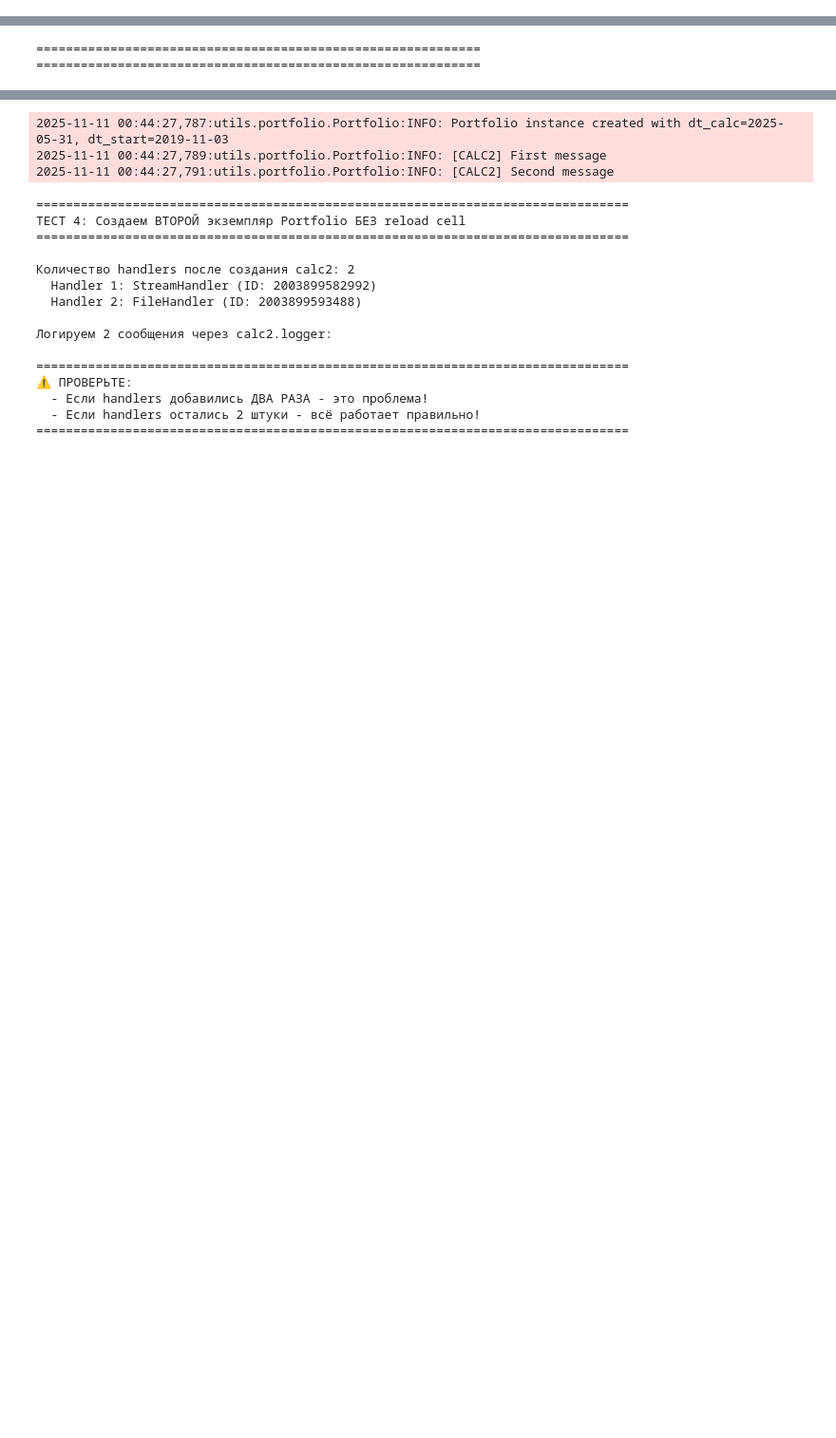
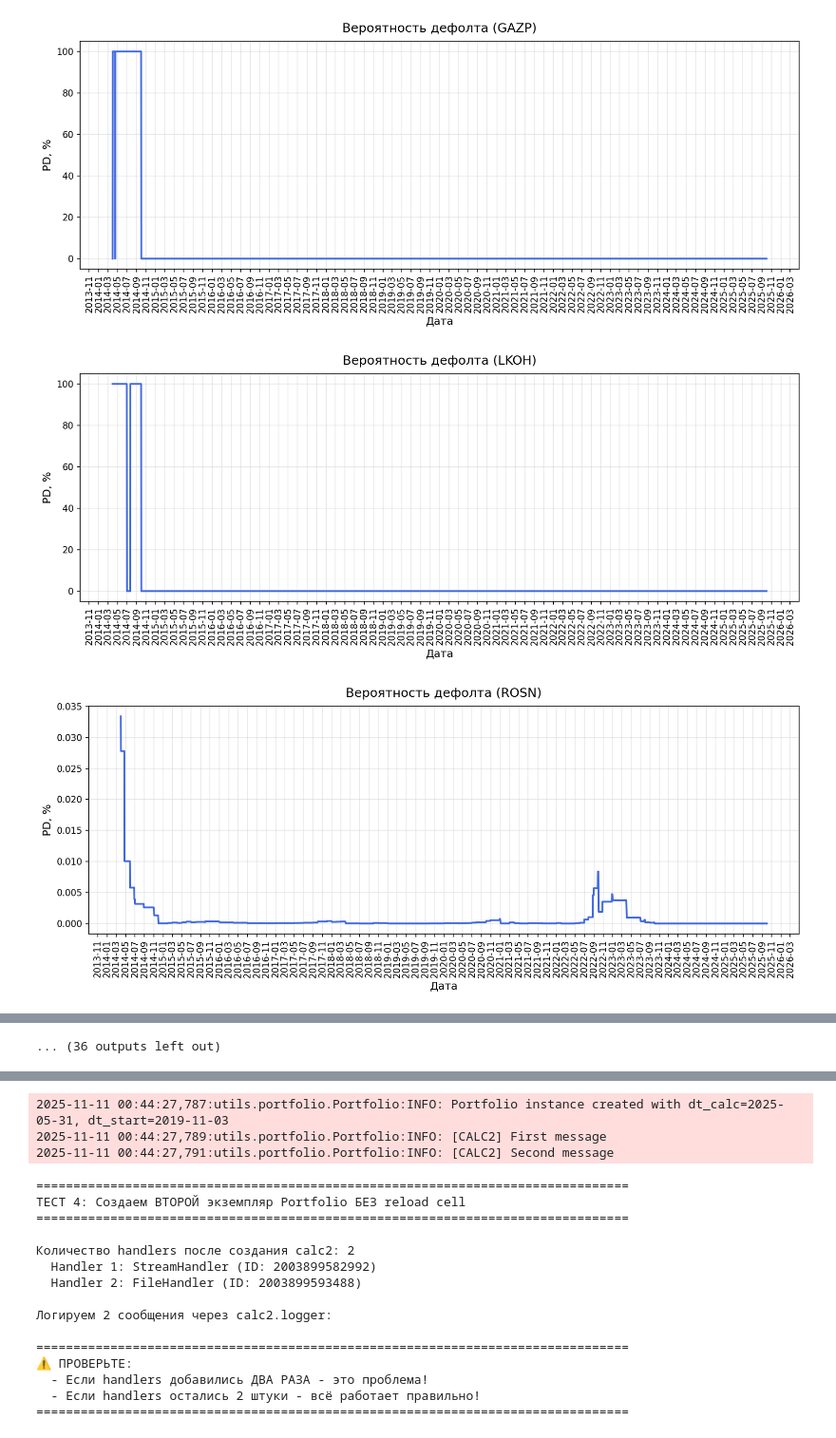
Before and after one commit to MaximKiryakin/Diploma, a Jupyter notebook: masters/main.ipynb, the cells around one changed output, grey strips where cells are left out. Shown at 95% size. Drawn from its saved outputs; the diff is of its cells as text; code cells hidden in the pictures; blank space fills up the shorter version.

```diff
--- a/masters/main.ipynb
+++ b/masters/main.ipynb
@@ -94,3 +75,0 @@ calc = calc.adjust_portfolio_data_types()
-# %%
-# 6. Загрузка макропараметров
-calc = calc.add_macro_data()
@@ -100,3 +75,0 @@ calc = calc.add_macro_data()
-# %%
-# 7. Обработка пропусков в данных
-calc = calc.fill_missing_values()
@@ -111,0 +76,6 @@ calc = calc.fill_missing_values()
+# %%
+calc = calc.load_macro_data(
+    update_inflation=False,
+    update_rub_usd=False,
+    update_unemployment=False
+)
@@ -111,0 +113,2 @@ calc = calc.fill_missing_values()
+# %%
+calc = calc.add_dynamic_features()
@@ -112,10 +121,10 @@ calc = calc.fill_missing_values()
 # %%
-# 8. (Опционально) Дополнительные расчеты и визуализация
-# calc.add_dynamic_features()                                   # проставить динамические признаки по дате, например, квартал
-# calc.add_merton_pd()                                          # выполнить расчет вероятности дефолта по формуле Мертона
-# calc.plot_pd_by_tickers(tickers=tickers_list, verbose=False)  # нарисовать графики для вероятностей дефолта
-# calc.plot_stocks(tickers=tickers_list, verbose=False)         # нарисовать динамику котировок акций
-# calc.plot_debt_capitalization(verbose=True)                  # нарисовать динамику долга и стоимости активов
+
+
+calc.add_merton_pd()                                          # выполнить расчет вероятности дефолта по формуле Мертона
+calc.plot_pd_by_tickers(tickers=tickers_list, verbose=True, figsize=(12, 5))
+calc.plot_stocks(tickers=tickers_list, verbose=True, figsize=(12, 5))         # нарисовать динамику котировок акций
+calc.plot_debt_capitalization(verbose=True, figsize=(12, 5))                  # нарисовать динамику долга и стоимости активов
 # calc.calc_irf(impulses_responses = {                          # расчитать функции импульсного отклика
 #     'inflation': 'PD', 'interest_rate': 'PD',
 #     'rubusd_exchange_rate': 'PD', 'unemployment_rate': 'PD'
@@ -129,3 +138,4 @@ calc = calc.fill_missing_values()
 # ], verbose=False)
 # calc.calc_macro_connections()                                 # расчитать регрессию для макропараметров
 # calc.log_completion()                                         # вывести в лог сообщение об окончании расчета
+# %% [output]
@@ -131,0 +145,3 @@ calc = calc.fill_missing_values()
+[figure, added]
+[figure, added]
+[figure, added]
@@ -132,6 +155 @@ calc = calc.fill_missing_values()
+... (36 outputs left out)
-# %%
-# Разбили цепочку вызовов на последовательные команды для избежания дублирования выполнения
-calc = calc.log_system_info()
-# %% [output]
-============================================================
-============================================================
```
Also changed, not shown: parts of 22 cells of this notebook.
